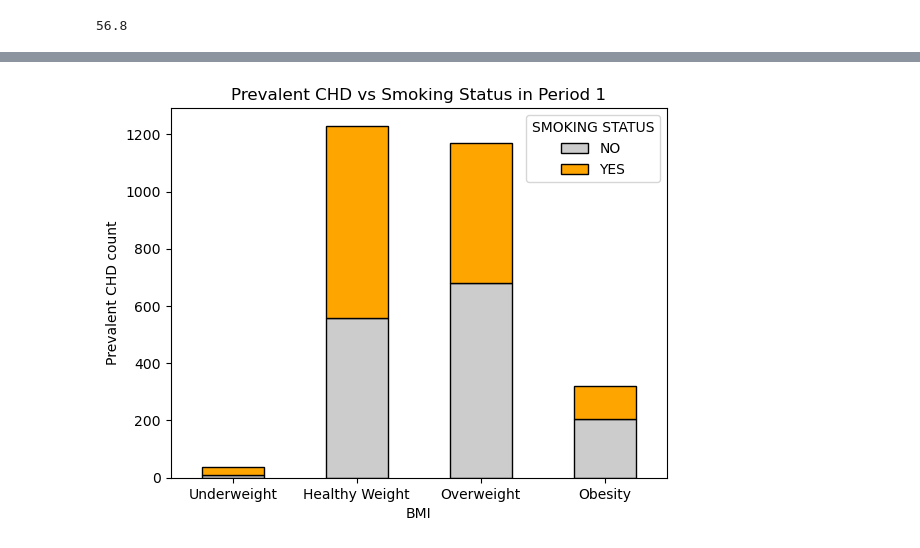
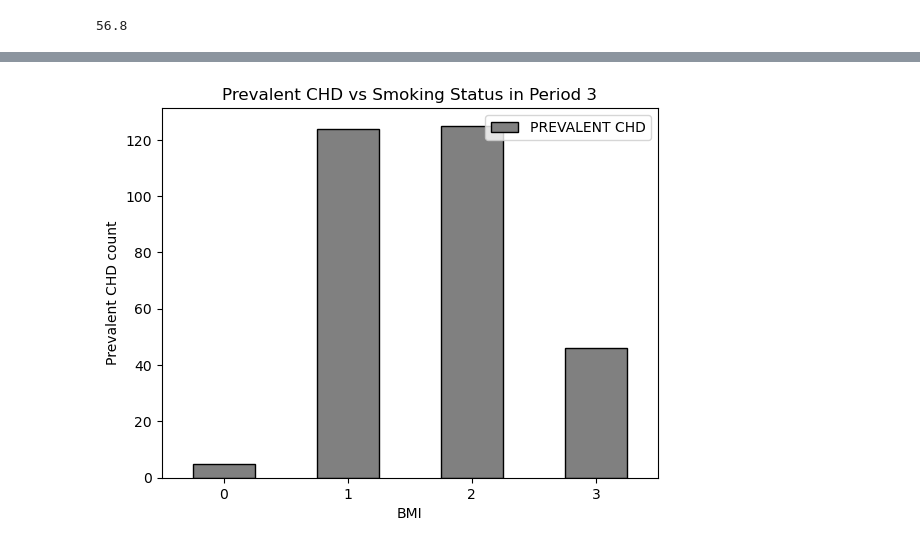
Before and after one commit to Yasmin-9/HeartInsights, a Jupyter notebook: yasmin/bmi.ipynb, the cells around one changed output, grey strips where cells are left out. Cells and saved outputs as stored; diff of their text form; code cells hidden in the pictures.

```diff
--- a/yasmin/bmi.ipynb
+++ b/yasmin/bmi.ipynb
@@ -15,3 +15,9 @@ bmi_df.head()
 | 2 | 6238 | F | 237.0 | 58 | NO | 0 | 2 | NO | ... |
 | 3 | 11263 | F | 228.0 | 43 | NO | 0 | 2 | NO | ... |
 | 4 | 11263 | F | 230.0 | 49 | NO | 0 | 2 | NO | ... |
+# %%
+# Convert Prevalent CHD to integer64
+bmi_df['PREVALENT CHD'] = np.where(bmi_df['PREVALENT CHD'] == 'YES', 1, 0)
+
+bmi_df['PREVALENT CHD'] = bmi_df['PREVALENT CHD'].astype('int64')
+bmi_df.head()
@@ -74,0 +184,4 @@ pivotP1_df
+# %%
+# Creating the groupby BMI category:
+grouped2_df = bmiP3_df.groupby(['BMI CATEGORY'])['PREVALENT CHD'].sum().reset_index()
+grouped2_df
@@ -75,11 +205,11 @@ pivotP1_df
 # %%
-# Create bar chart, x = BMI, y = prevalent CHD, and stacked columns divde smokers and non-smokers
-pivotP1_df.plot(kind='bar', stacked= True,
-                color= ('0.80', 'orange'), rot = 360, edgecolor = 'black')
+# Create bar chart for CHD count with BMI categories for Period 3
+grouped2_df.plot(kind='bar',
+                color= ('grey'), rot = 360, edgecolor = 'black')
 
-plt.title('Prevalent CHD vs Smoking Status in Period 1')
+plt.title('Prevalent CHD vs Smoking Status in Period 3')
 plt.xlabel('BMI')
 plt.ylabel('Prevalent CHD count')
 plt.show()
 # %% [output]
-[figure, old version]
+[figure, new version]
```
Also changed, not shown: parts of 25 cells of this notebook.
